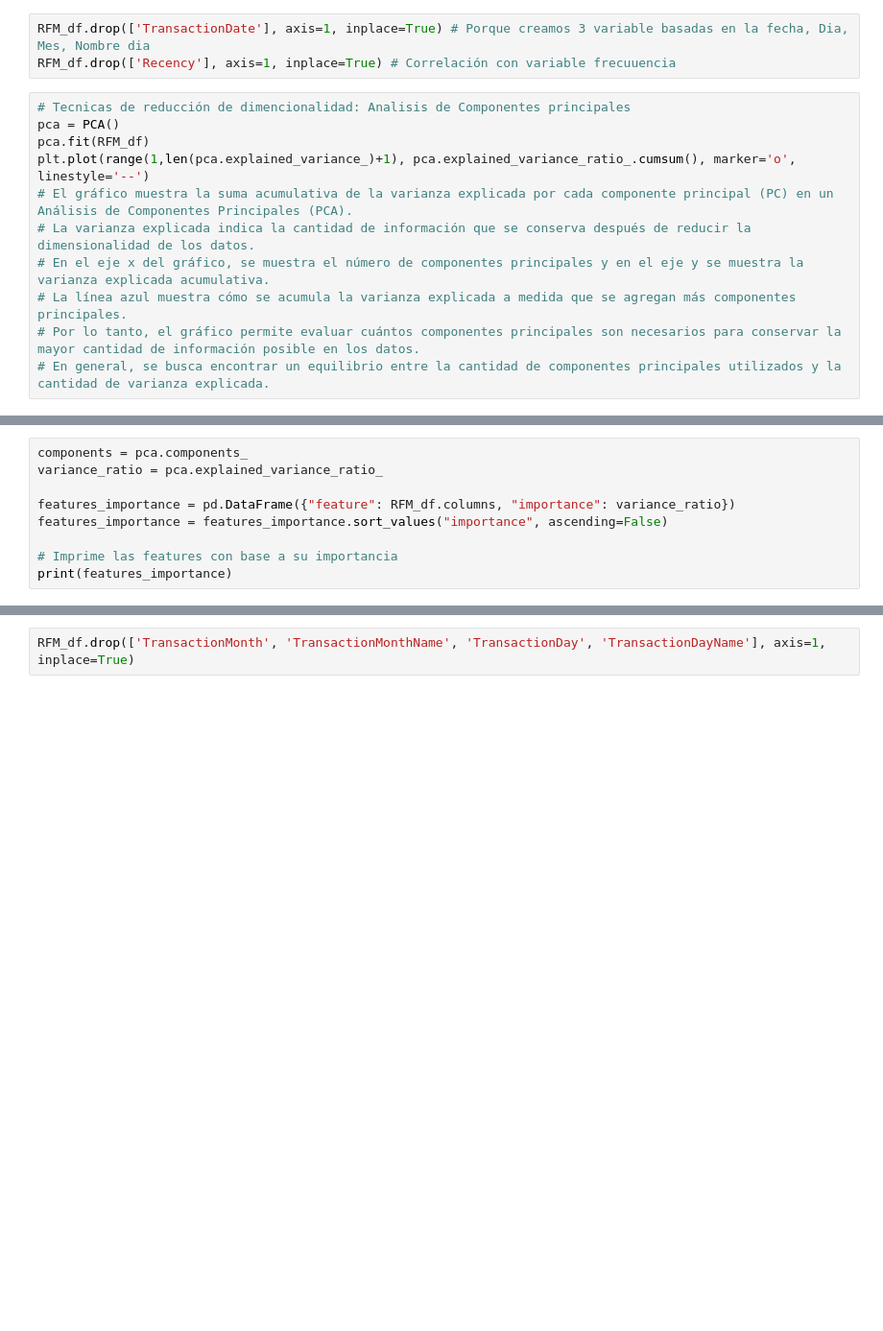
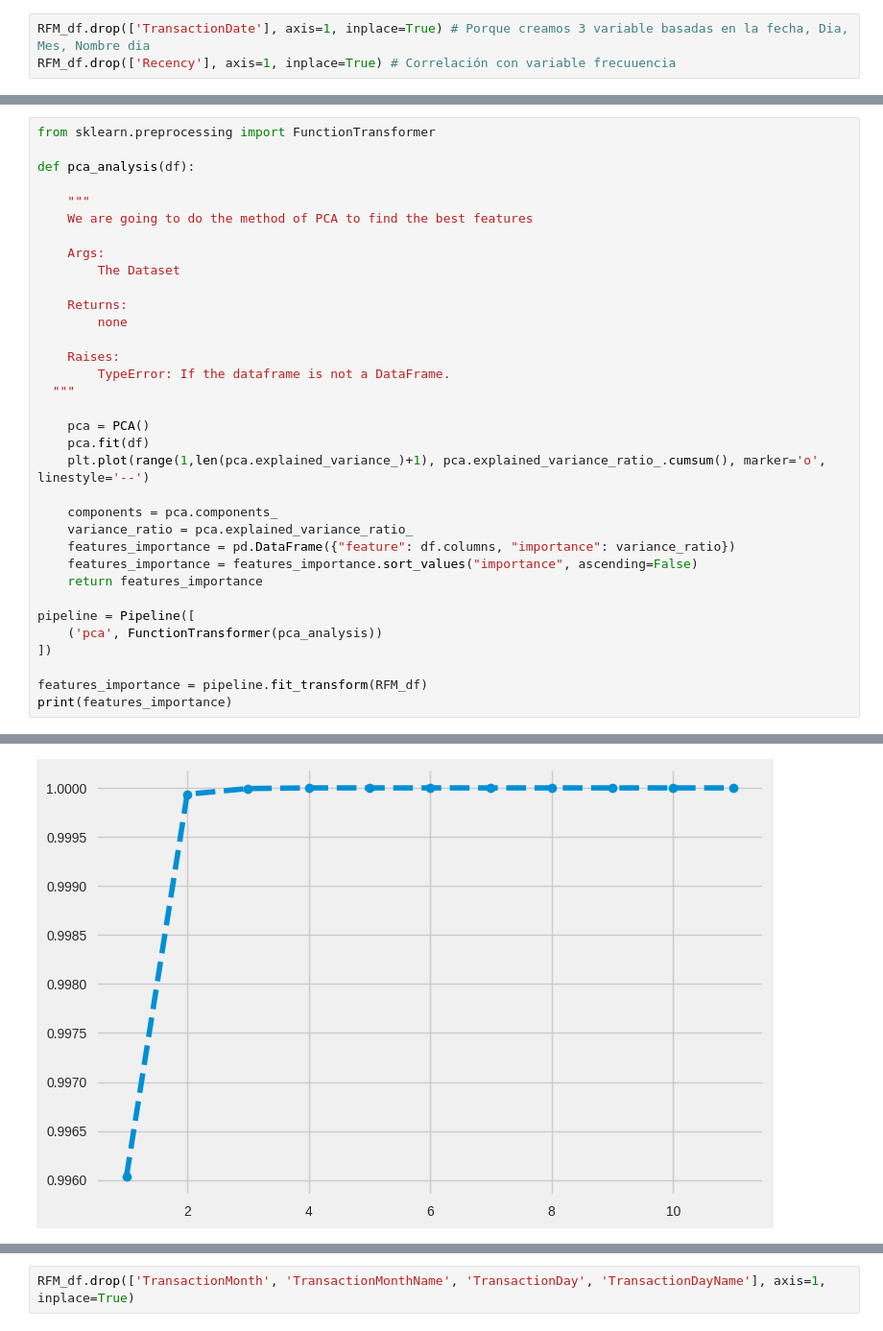
Before and after one commit to ArturoDiaz02/Bank-Customer-Segmentation, a Jupyter notebook: source/CS_Bank_Transaction_v2.ipynb, the cells around one changed output, grey strips where cells are left out. Shown at 96% size. Cells and saved outputs as stored; diff of their text form; blank space fills up the shorter version.

```diff
--- a/source/CS_Bank_Transaction_v2.ipynb
+++ b/source/CS_Bank_Transaction_v2.ipynb
@@ -937,14 +953,3 @@ RFM_df.TransactionDayName = RFM_df.TransactionDayName.astype(np.int64)
 # %%
 RFM_df.drop(['TransactionDate'], axis=1, inplace=True) # Porque creamos 3 variable basadas en la fecha, Dia, Mes, Nombre dia
 RFM_df.drop(['Recency'], axis=1, inplace=True) # Correlación con variable frecuuencia
-# %%
-# Tecnicas de reducción de dimencionalidad: Analisis de Componentes principales
-pca = PCA()
-pca.fit(RFM_df)
-plt.plot(range(1,len(pca.explained_variance_)+1), pca.explained_variance_ratio_.cumsum(), marker='o', linestyle='--')
-# El gráfico muestra la suma acumulativa de la varianza explicada por cada componente principal (PC) en un Análisis de Componentes Principales (PCA).
-# La varianza explicada indica la cantidad de información que se conserva después de reducir la dimensionalidad de los datos.
-# En el eje x del gráfico, se muestra el número de componentes principales y en el eje y se muestra la varianza explicada acumulativa.
-# La línea azul muestra cómo se acumula la varianza explicada a medida que se agregan más componentes principales.
-# Por lo tanto, el gráfico permite evaluar cuántos componentes principales son necesarios para conservar la mayor cantidad de información posible en los datos.
-# En general, se busca encontrar un equilibrio entre la cantidad de componentes principales utilizados y la cantidad de varianza explicada.
@@ -954,9 +955,0 @@ plt.plot(range(1,len(pca.explained_variance_)+1), pca.explained_variance_ratio_.
-# %%
-components = pca.components_
-variance_ratio = pca.explained_variance_ratio_
-
-features_importance = pd.DataFrame({"feature": RFM_df.columns, "importance": variance_ratio})
-features_importance = features_importance.sort_values("importance", ascending=False)
-
-# Imprime las features con base a su importancia
-print(features_importance)
@@ -975,0 +985,35 @@ print(features_importance)
+# %%
+from sklearn.preprocessing import FunctionTransformer
+
+def pca_analysis(df):
+
+    """
+    We are going to do the method of PCA to find the best features
+
+    Args:
+        The Dataset
+
+    Returns:
+        none
+
+    Raises:
+        TypeError: If the dataframe is not a DataFrame.
+  """
+
+    pca = PCA()
+    pca.fit(df)
+    plt.plot(range(1,len(pca.explained_variance_)+1), pca.explained_variance_ratio_.cumsum(), marker='o', linestyle='--')
+
+    components = pca.components_
+    variance_ratio = pca.explained_variance_ratio_
+    features_importance = pd.DataFrame({"feature": df.columns, "importance": variance_ratio})
+    features_importance = features_importance.sort_values("importance", ascending=False)
+    return features_importance
+
+pipeline = Pipeline([
+    ('pca', FunctionTransformer(pca_analysis))
+])
+
+features_importance = pipeline.fit_transform(RFM_df)
+print(features_importance)
+# %% [output]
@@ -975,0 +1032 @@ print(features_importance)
+[figure, added]
```
Also changed, not shown: parts of 71 cells of this notebook.
